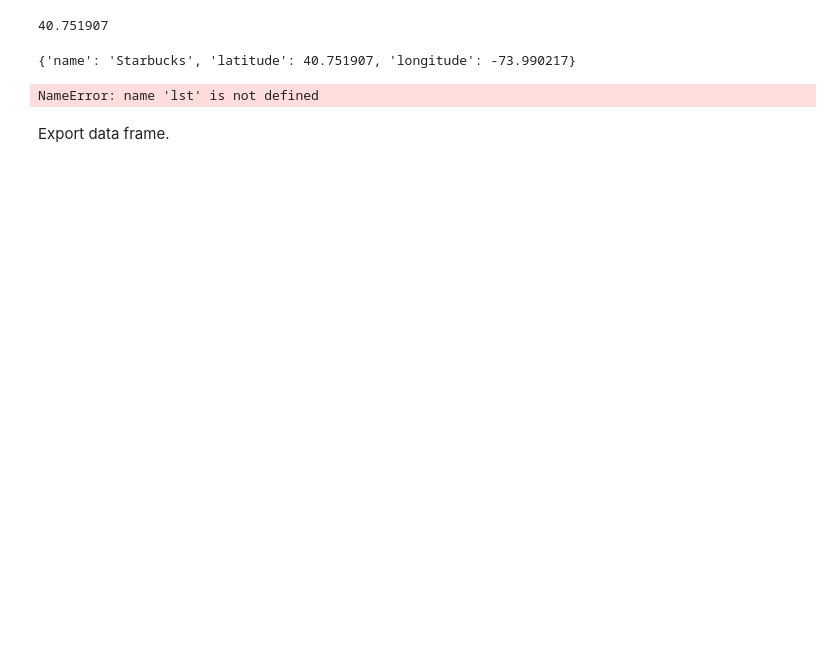
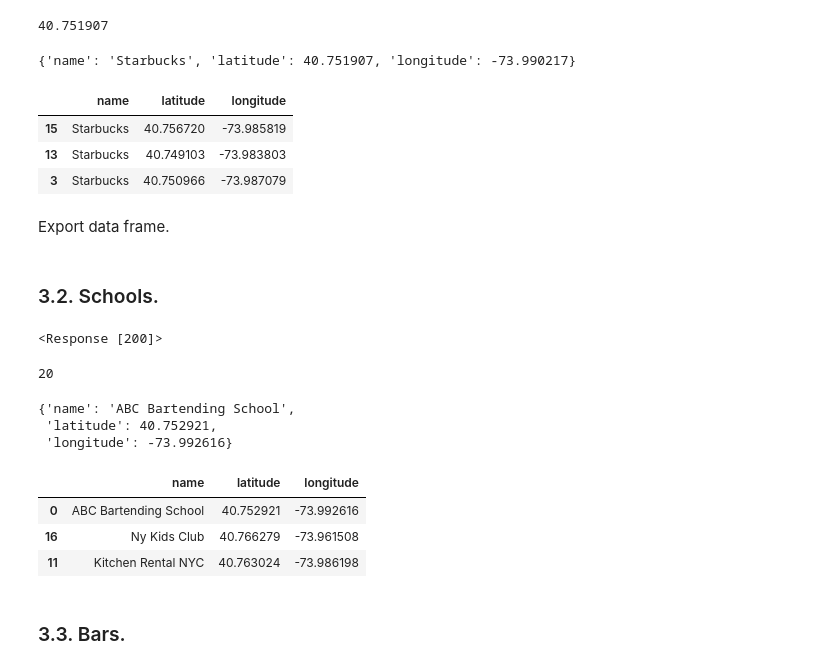
Before and after one commit to imalanz/RockAI_Studio, a Jupyter notebook: Analisis.ipynb, the cells around one changed output. Cells and saved outputs as stored; diff of their text form; code cells hidden in the pictures; blank space fills up the shorter version.

```diff
--- a/Analisis.ipynb
+++ b/Analisis.ipynb
@@ -304,8 +304,9 @@ params = {
     "query": "starbucks",
     "ll": "40.751693,-73.989676",
     "open_now": "true",
-    "sort":"DISTANCE"
-
+    "sort":"DISTANCE",
+    "radius": 15000,
+    "limit": 20
 }
 
 headers = {
@@ -350,27 +331,30 @@ response.json()["results"][0]["geocodes"]["main"]["latitude"]
 40.751907
 # %%
 # Make a dictionary for a single index.
-def starbucks (dict_):
+def coord_name (dict_):
     dicts = {"name": dict_["name"],
             "latitude": dict_["geocodes"]["main"]["latitude"],
              "longitude": dict_["geocodes"]["main"]["longitude"]}
+    # Make a dictionary with the dictionary of the single index but iteration with the rest.
+
     return dicts
-# %%
-starbucks (response.json()["results"][0])
-# %% [output]
-{'name': 'Starbucks', 'latitude': 40.751907, 'longitude': -73.990217}
+# %%
+coord_name (starbucks[0])
+# %% [output]
+{'name': 'Starbucks', 'latitude': 40.751907, 'longitude': -73.990217}
 # %%
 # Make a dictionary with the dictionary of the single index but iteration with the rest.
-def starbucks_complete (dicc):
-    lst = []
-    for i in response.json()["results"]:
-        lst.append(starbucks(i))
-    # Make the dictionary a data frame
-    return lst
+lst = []
+for i in response.json()["results"]:
+    lst.append(coord_name(i))
 # %%
 starbucks = pd.DataFrame(lst)
+starbucks.sample(3)
 # %% [output]
-NameError: name 'lst' is not defined
+|  | name | latitude | longitude |
+| 15 | Starbucks | 40.756720 | -73.985819 |
+| 13 | Starbucks | 40.749103 | -73.983803 |
+| 3 | Starbucks | 40.750966 | -73.987079 |
 # %% [markdown]
 Export data frame.
 # %%
@@ -378,3 +362,27 @@ def export_NY_starbucks (df):
     return df.to_csv(f"D:\\ironhack\\proyectos\\GeoSpatialData_proy3\csv\\starbucks_newyork.csv")
 # %%
 export_NY_starbucks (starbucks)
+# %% [markdown]
+### 3.2. Schools.
+# %%
+url = "https://api.foursquare.com/v3/places/search"
+
+params = {
+    "query": "schools",
+    "ll": "40.751693,-73.989676",
+    "open_now": "true",
+    "sort":"DISTANCE",
+    "radius": 15000,
+    "limit": 20
+}
+
+headers = {
+    "Accept": "application/json",
+    "Authorization": token
+}
+
+response = requests.request("GET", url, params=params, headers=headers)
+
+response
+# %% [output]
+<Response [200]>
@@ -380,0 +391,10 @@ export_NY_starbucks (starbucks)
+# %%
+len(schools)
+# %% [output]
+20
+# %%
+coord_name (schools[0])
+# %% [output]
+{'name': 'ABC Bartending School',
+ 'latitude': 40.752921,
+ 'longitude': -73.992616}
@@ -380,0 +405,8 @@ export_NY_starbucks (starbucks)
+# %%
+schools = pd.DataFrame(lst)
+schools.sample(3)
+# %% [output]
+|  | name | latitude | longitude |
+| 0 | ABC Bartending School | 40.752921 | -73.992616 |
+| 16 | Ny Kids Club | 40.766279 | -73.961508 |
+| 11 | Kitchen Rental NYC | 40.763024 | -73.986198 |
@@ -380,0 +418,2 @@ export_NY_starbucks (starbucks)
+# %% [markdown]
+### 3.3. Bars.
```
Also changed, not shown: parts of 16 cells of this notebook, 1 other file.
